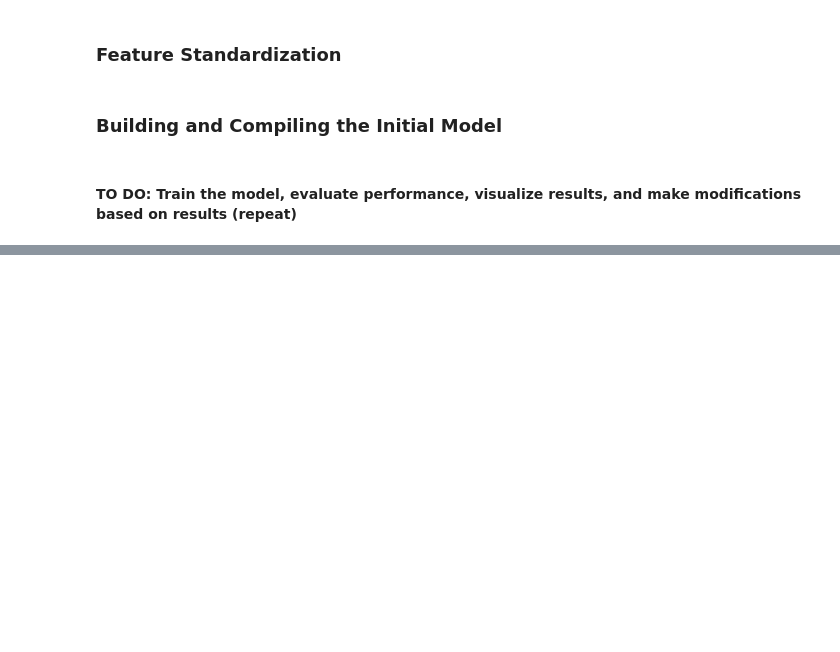
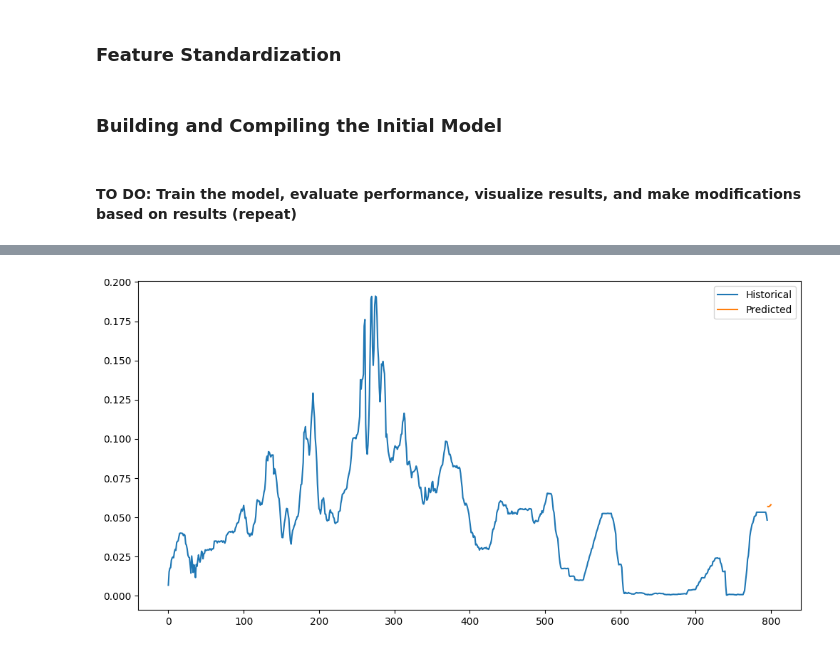
Before and after one commit to LauraAllObe/InterestRatesWithDL, a Jupyter notebook: interestRatePrediction.ipynb, the cells around one changed output, grey strips where cells are left out. Saved outputs shown, nothing was run; the diff lists cells and outputs as text; code cells hidden in the pictures; blank space fills up the shorter version.

```diff
--- a/interestRatePrediction.ipynb
+++ b/interestRatePrediction.ipynb
@@ -84,0 +213,18 @@ model.compile(optimizer='adam', loss='mean_squared_error', metrics=['mae'])
+# %%
+def predict_interest_rates(months=5):
+    last_window = X[-1]
+    predictions = []
+    for i in range(months):
+        prediction = model.predict(np.array([last_window]))
+        predictions.append(prediction[0])
+        last_window = np.append(last_window[1:], prediction, axis=0)
+    return predictions
+
+predictions = predict_interest_rates(5)
+
+plt.figure(figsize=(12, 6))
+plt.plot(y, label='Historical')
+plt.plot(range(len(y), len(y) + len(predictions)), predictions, label='Predicted')
+plt.legend()
+plt.show()
+# %% [output]
@@ -84,0 +236 @@ model.compile(optimizer='adam', loss='mean_squared_error', metrics=['mae'])
+[figure, added]
```
Also changed, not shown: parts of 12 cells of this notebook.
